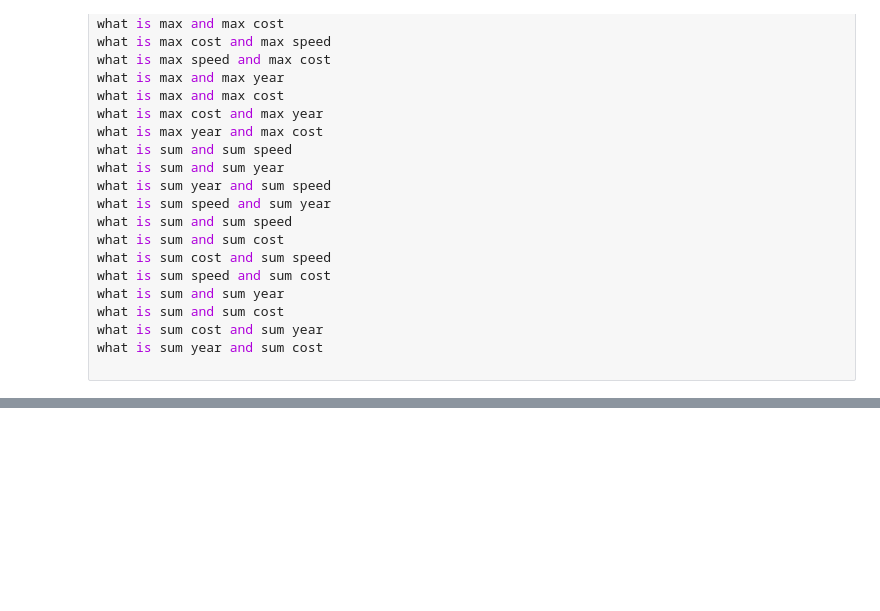
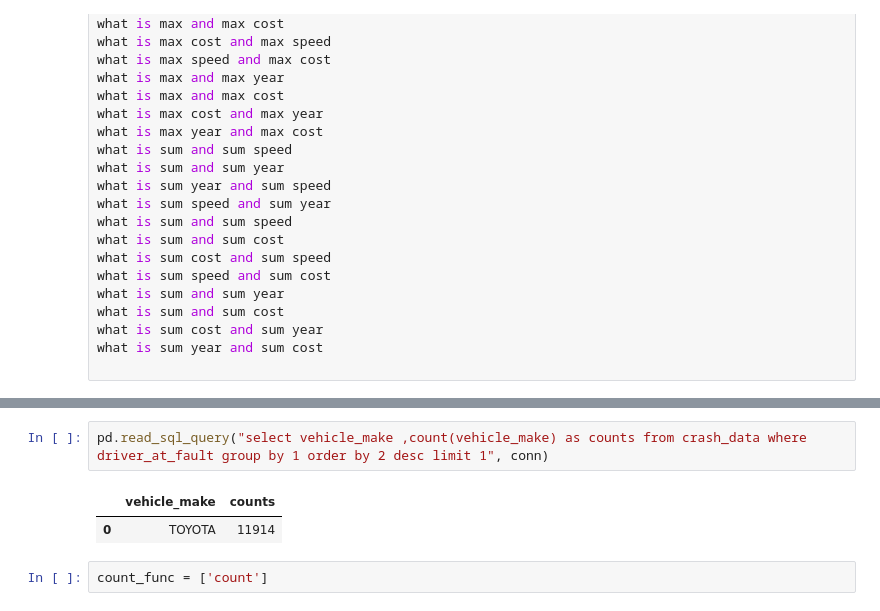
Before and after one commit to shantanuneema/llm_project, a Jupyter notebook: project.ipynb, the cells around one changed output, grey strips where cells are left out. Cells and saved outputs as stored; diff of their text form; blank space fills up the shorter version.

```diff
--- a/project.ipynb
+++ b/project.ipynb
@@ -609,0 +714,7 @@ what is sum year and sum cost
+# %%
+pd.read_sql_query("select vehicle_make ,count(vehicle_make) as counts from crash_data where driver_at_fault group by 1 order by 2 desc limit 1", conn)
+# %% [output]
+|  | vehicle_make | counts |
+| 0 | TOYOTA | 11914 |
+# %%
+count_func = ['count']
```
Also changed, not shown: parts of 11 cells of this notebook.
